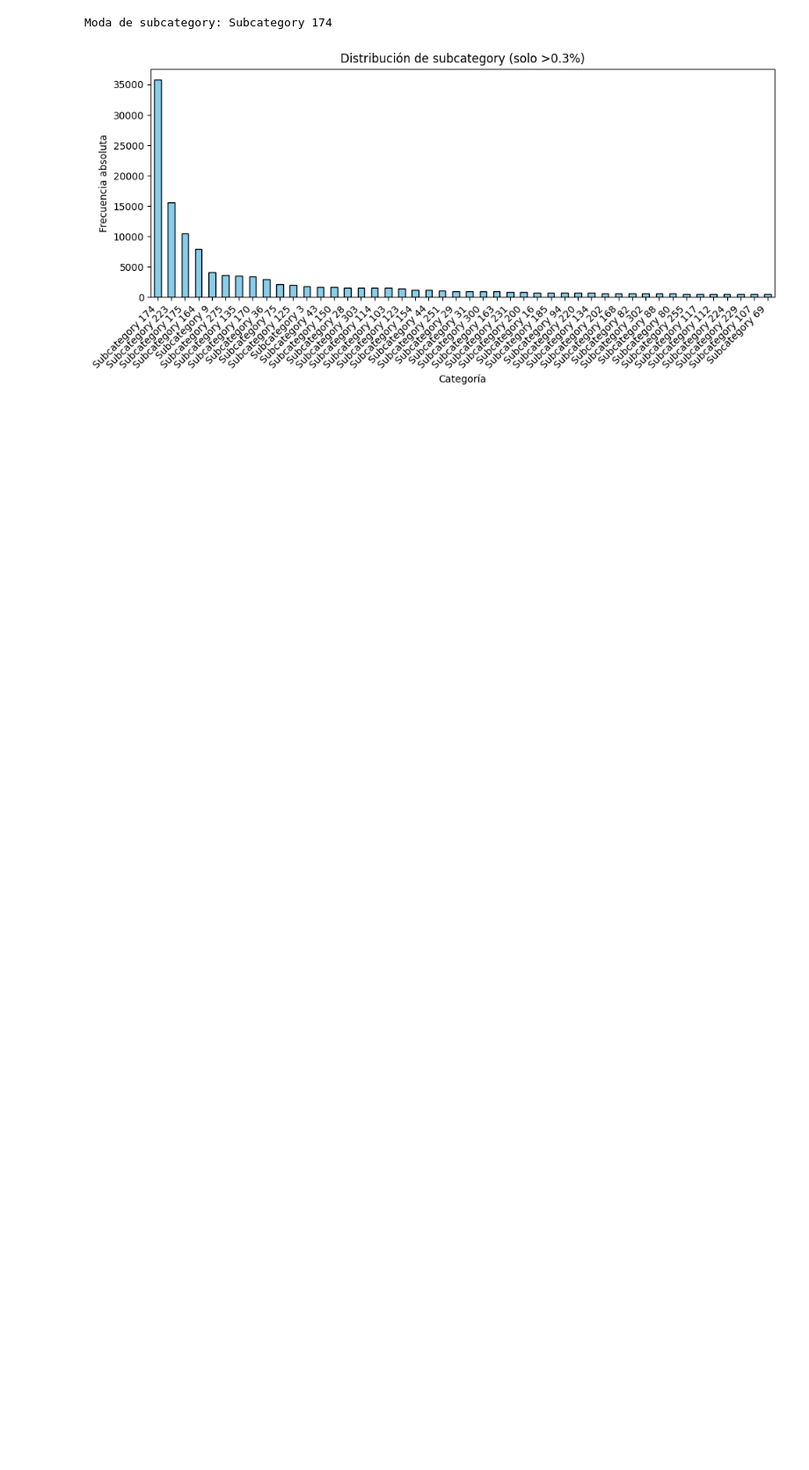
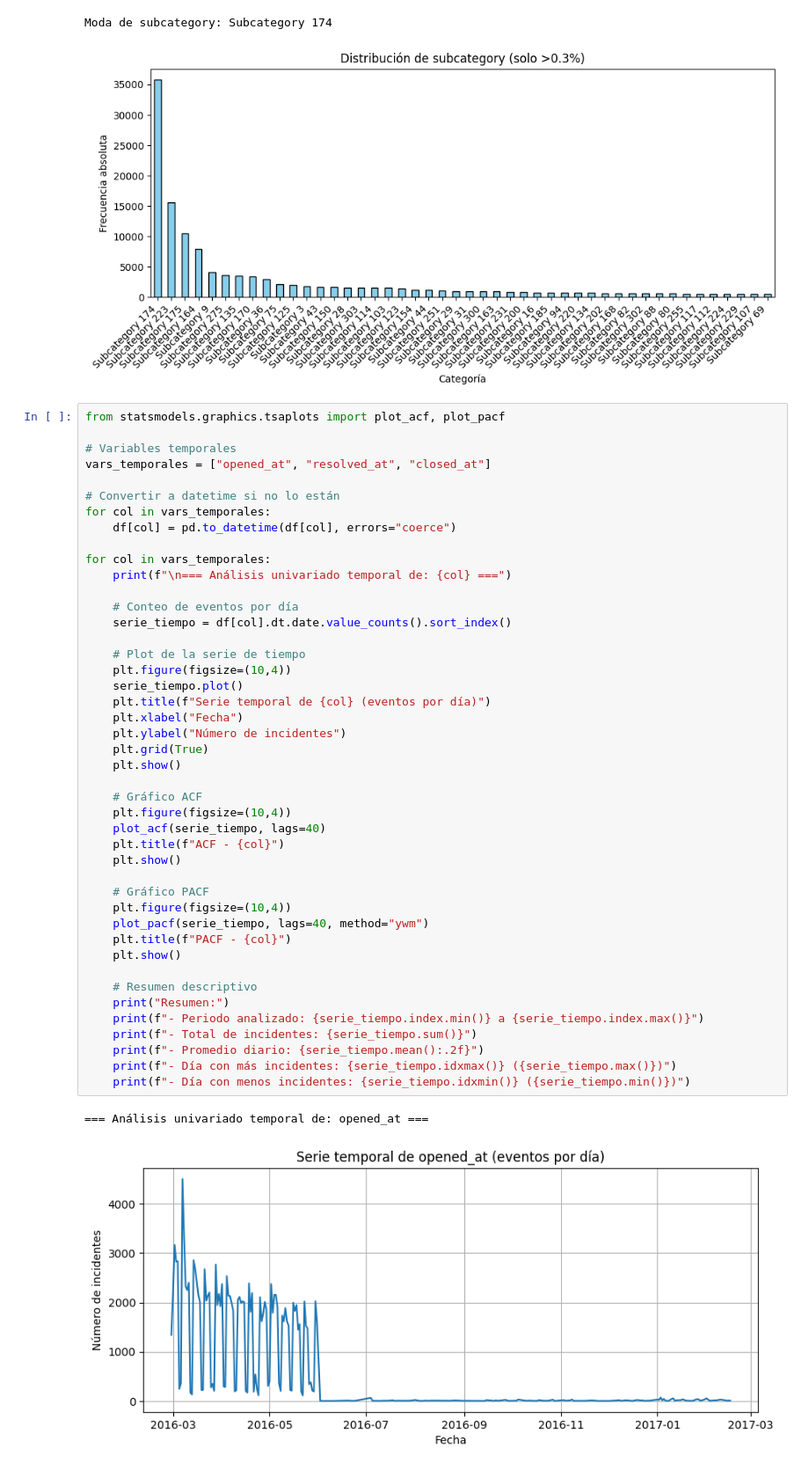
Before and after one commit to smelomunoz/Repo_Proyecto_1, a Jupyter notebook: Tarea_2/Exploracion_datos.ipynb, the cells around one changed output. Shown at 88% size. Drawn from its saved outputs; the diff is of its cells as text; blank space fills up the shorter version.

Commit message:
Análisis univariado de variables con fechas

```diff
--- a/Tarea_2/Exploracion_datos.ipynb
+++ b/Tarea_2/Exploracion_datos.ipynb
@@ -393,3 +393,50 @@ Moda de category: Category 26
 | Subcategory 69 | 439 | 0.31 |
 Moda de subcategory: Subcategory 174
 [figure]
+# %%
+from statsmodels.graphics.tsaplots import plot_acf, plot_pacf
+
+# Variables temporales
+vars_temporales = ["opened_at", "resolved_at", "closed_at"]
+
+# Convertir a datetime si no lo están
+for col in vars_temporales:
+    df[col] = pd.to_datetime(df[col], errors="coerce")
+
+for col in vars_temporales:
+    print(f"\n=== Análisis univariado temporal de: {col} ===")
+
+    # Conteo de eventos por día
+    serie_tiempo = df[col].dt.date.value_counts().sort_index()
+
+    # Plot de la serie de tiempo
+    plt.figure(figsize=(10,4))
+    serie_tiempo.plot()
+    plt.title(f"Serie temporal de {col} (eventos por día)")
+    plt.xlabel("Fecha")
+    plt.ylabel("Número de incidentes")
+    plt.grid(True)
+    plt.show()
+
+    # Gráfico ACF
+    plt.figure(figsize=(10,4))
+    plot_acf(serie_tiempo, lags=40)
+    plt.title(f"ACF - {col}")
+    plt.show()
+
+    # Gráfico PACF
+    plt.figure(figsize=(10,4))
+    plot_pacf(serie_tiempo, lags=40, method="ywm")
+    plt.title(f"PACF - {col}")
+    plt.show()
+
+    # Resumen descriptivo
+    print("Resumen:")
+    print(f"- Periodo analizado: {serie_tiempo.index.min()} a {serie_tiempo.index.max()}")
+    print(f"- Total de incidentes: {serie_tiempo.sum()}")
+    print(f"- Promedio diario: {serie_tiempo.mean():.2f}")
+    print(f"- Día con más incidentes: {serie_tiempo.idxmax()} ({serie_tiempo.max()})")
+    print(f"- Día con menos incidentes: {serie_tiempo.idxmin()} ({serie_tiempo.min()})")
+# %% [output]
+=== Análisis univariado temporal de: opened_at ===
+[figure, added]
```
Also changed, not shown: parts of 1 cell of this notebook.
